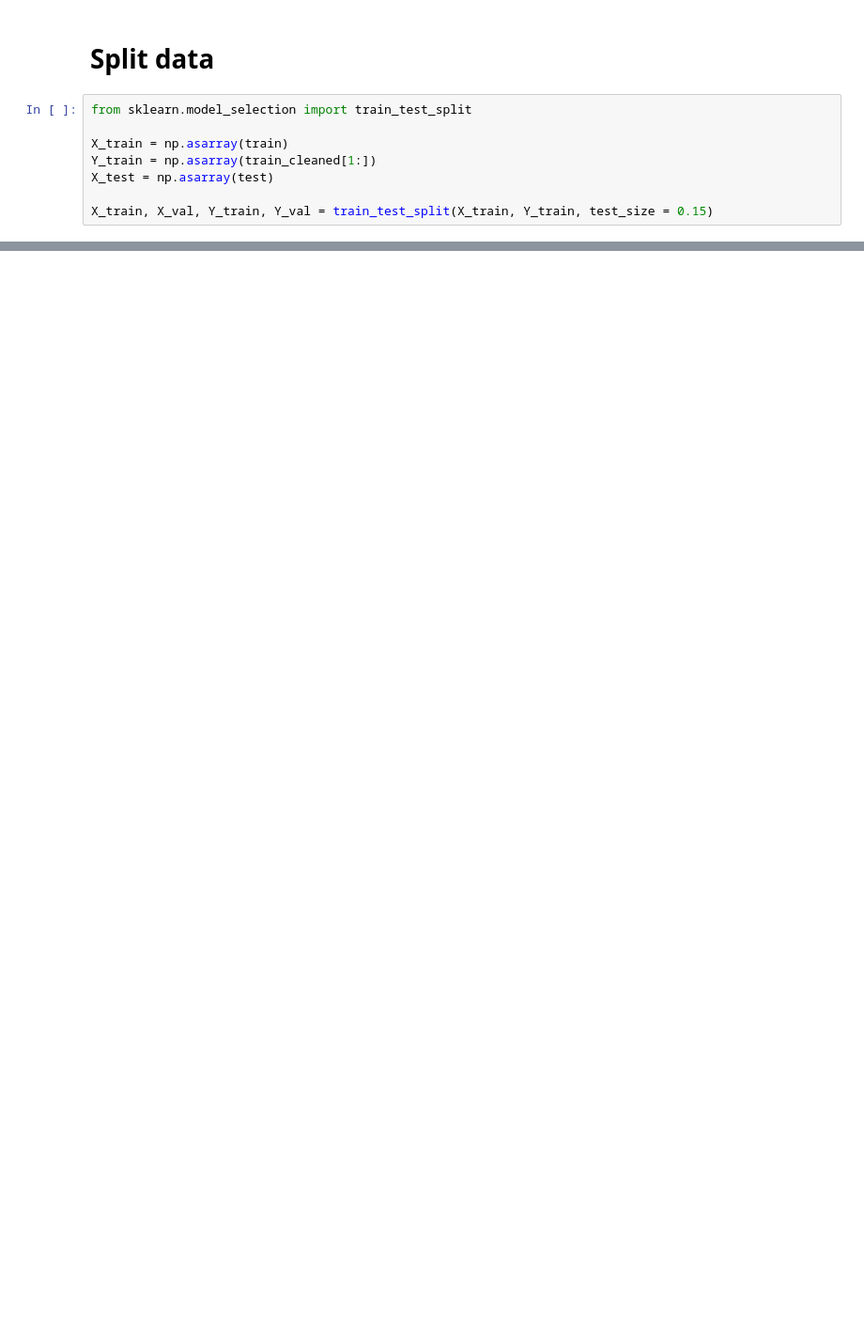
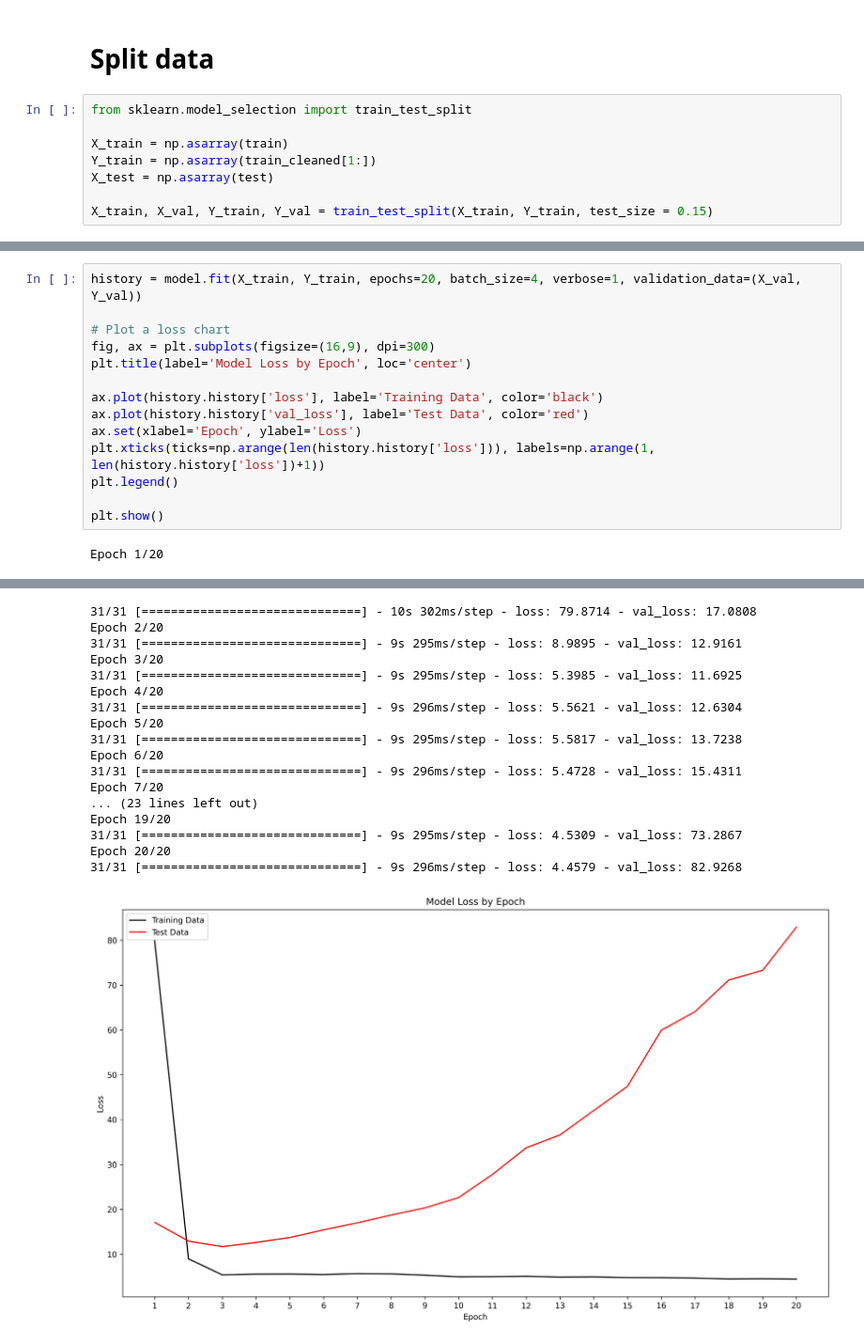
Before and after one commit to PolinaLegusheva/data_and_model, a Jupyter notebook: model.ipynb, the cells around one changed output, grey strips where cells are left out. Shown at 94% size. Cells and saved outputs as stored; diff of their text form; blank space fills up the shorter version.

```diff
--- a/model.ipynb
+++ b/model.ipynb
@@ -154,0 +183,16 @@ Epoch 20/20
+# %%
+history = model.fit(X_train, Y_train, epochs=20, batch_size=4, verbose=1, validation_data=(X_val, Y_val))
+
+# Plot a loss chart
+fig, ax = plt.subplots(figsize=(16,9), dpi=300)
+plt.title(label='Model Loss by Epoch', loc='center')
+
+ax.plot(history.history['loss'], label='Training Data', color='black')
+ax.plot(history.history['val_loss'], label='Test Data', color='red')
+ax.set(xlabel='Epoch', ylabel='Loss')
+plt.xticks(ticks=np.arange(len(history.history['loss'])), labels=np.arange(1, len(history.history['loss'])+1))
+plt.legend()
+
+plt.show()
+# %% [output]
+Epoch 1/20
@@ -154,0 +200,18 @@ Epoch 20/20
+31/31 [==============================] - 10s 302ms/step - loss: 79.8714 - val_loss: 17.0808
+Epoch 2/20
+31/31 [==============================] - 9s 295ms/step - loss: 8.9895 - val_loss: 12.9161
+Epoch 3/20
+31/31 [==============================] - 9s 295ms/step - loss: 5.3985 - val_loss: 11.6925
+Epoch 4/20
+31/31 [==============================] - 9s 296ms/step - loss: 5.5621 - val_loss: 12.6304
+Epoch 5/20
+31/31 [==============================] - 9s 295ms/step - loss: 5.5817 - val_loss: 13.7238
+Epoch 6/20
+31/31 [==============================] - 9s 296ms/step - loss: 5.4728 - val_loss: 15.4311
+Epoch 7/20
+... (23 lines left out)
+Epoch 19/20
+31/31 [==============================] - 9s 295ms/step - loss: 4.5309 - val_loss: 73.2867
+Epoch 20/20
+31/31 [==============================] - 9s 296ms/step - loss: 4.4579 - val_loss: 82.9268
+[figure, added]
```
Also changed, not shown: parts of 13 cells of this notebook, 4 other files.
